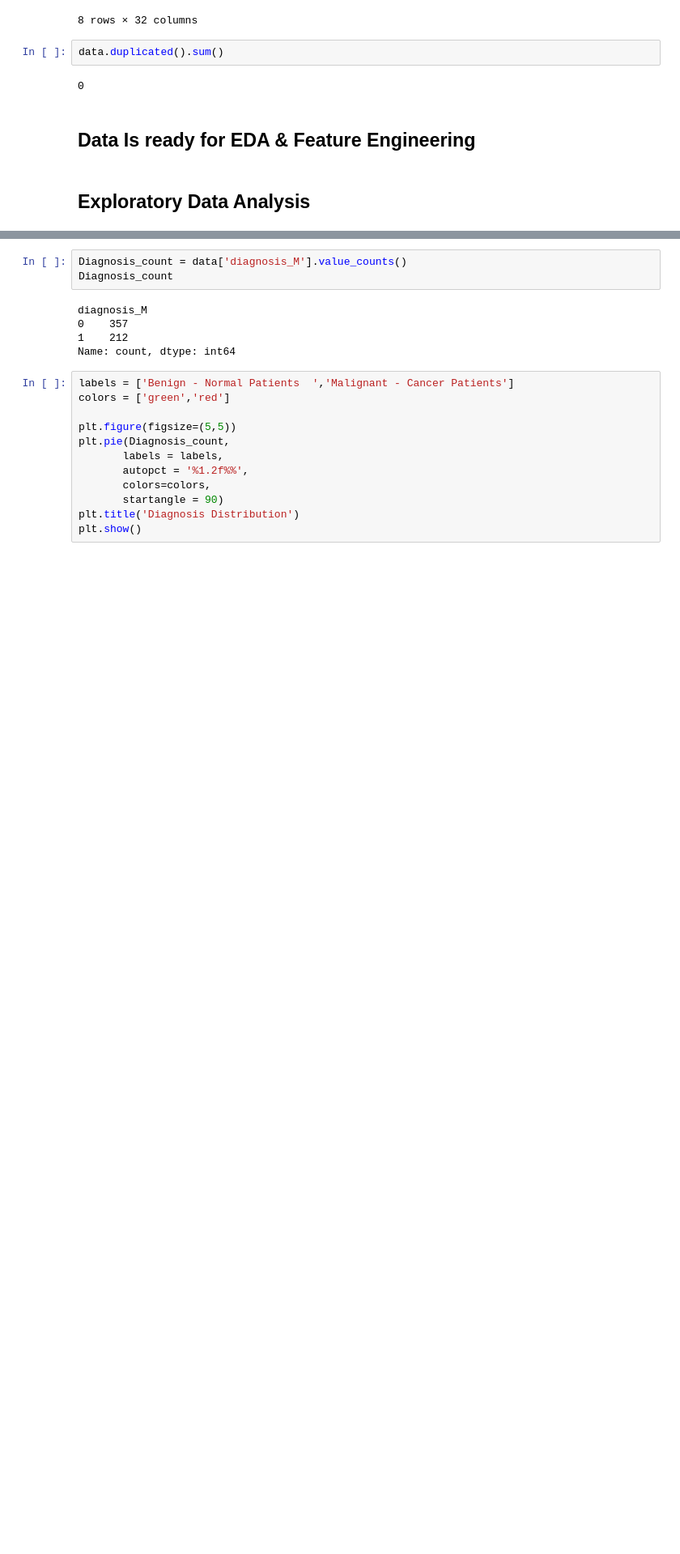
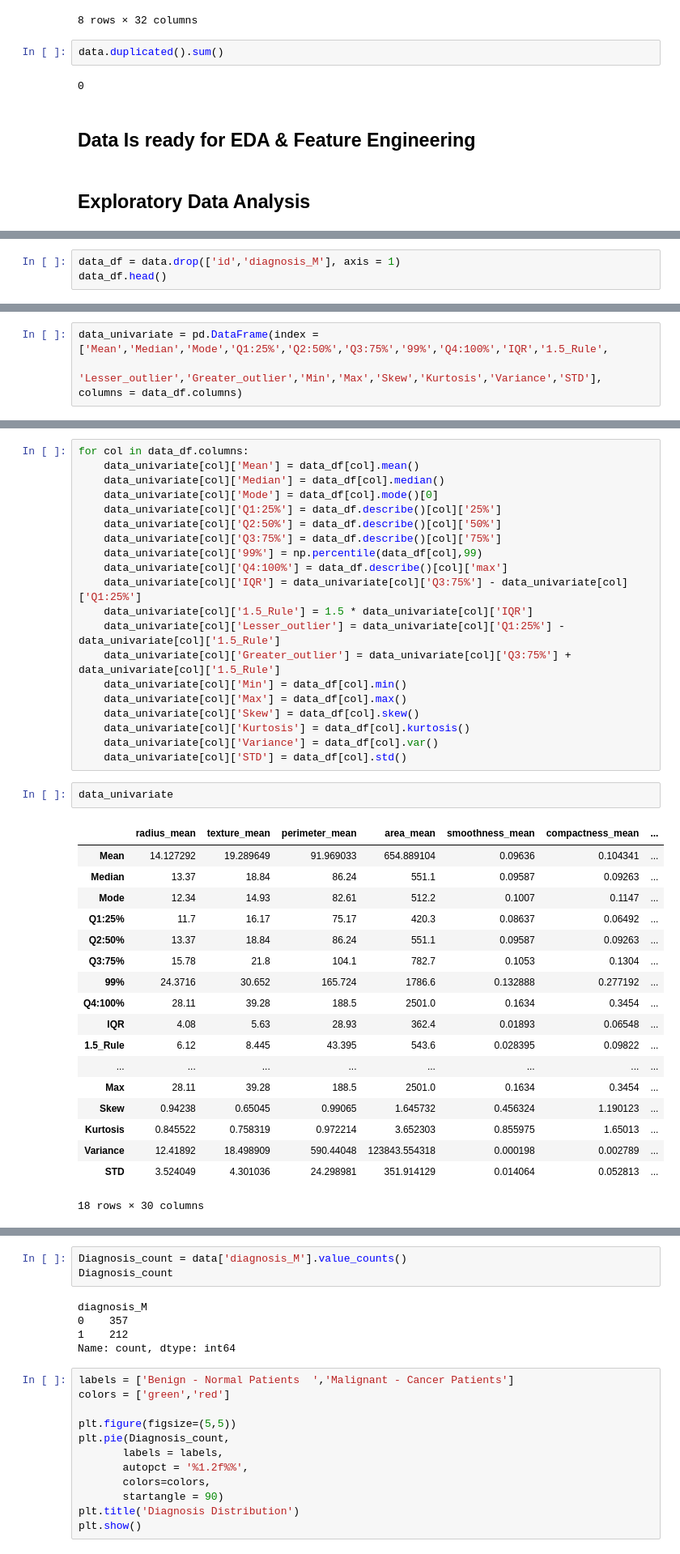
Before and after one commit to PriyadharshiniManikanadan/MLproject-Breast_Cancer_Prediction, a Jupyter notebook: Breast Cancer Prediction.ipynb, the cells around one changed output, grey strips where cells are left out. Shown at 81% size. Saved outputs shown, nothing was run; the diff lists cells and outputs as text; blank space fills up the shorter version.

```diff
--- a/Breast Cancer Prediction.ipynb
+++ b/Breast Cancer Prediction.ipynb
@@ -194,0 +195,3 @@ data.duplicated().sum()
+# %%
+data_df = data.drop(['id','diagnosis_M'], axis = 1)
+data_df.head()
@@ -194,0 +206,3 @@ data.duplicated().sum()
+# %%
+data_univariate = pd.DataFrame(index = ['Mean','Median','Mode','Q1:25%','Q2:50%','Q3:75%','99%','Q4:100%','IQR','1.5_Rule',
+                                         'Lesser_outlier','Greater_outlier','Min','Max','Skew','Kurtosis','Variance','STD'], columns = data_df.columns)
@@ -194,0 +222,41 @@ data.duplicated().sum()
+# %%
+for col in data_df.columns:
+    data_univariate[col]['Mean'] = data_df[col].mean()
+    data_univariate[col]['Median'] = data_df[col].median()
+    data_univariate[col]['Mode'] = data_df[col].mode()[0]
+    data_univariate[col]['Q1:25%'] = data_df.describe()[col]['25%']
+    data_univariate[col]['Q2:50%'] = data_df.describe()[col]['50%']
+    data_univariate[col]['Q3:75%'] = data_df.describe()[col]['75%']
+    data_univariate[col]['99%'] = np.percentile(data_df[col],99)
+    data_univariate[col]['Q4:100%'] = data_df.describe()[col]['max']
+    data_univariate[col]['IQR'] = data_univariate[col]['Q3:75%'] - data_univariate[col]['Q1:25%']
+    data_univariate[col]['1.5_Rule'] = 1.5 * data_univariate[col]['IQR']
+    data_univariate[col]['Lesser_outlier'] = data_univariate[col]['Q1:25%'] - data_univariate[col]['1.5_Rule']
+    data_univariate[col]['Greater_outlier'] = data_univariate[col]['Q3:75%'] + data_univariate[col]['1.5_Rule']
+    data_univariate[col]['Min'] = data_df[col].min()
+    data_univariate[col]['Max'] = data_df[col].max()
+    data_univariate[col]['Skew'] = data_df[col].skew()
+    data_univariate[col]['Kurtosis'] = data_df[col].kurtosis()
+    data_univariate[col]['Variance'] = data_df[col].var()
+    data_univariate[col]['STD'] = data_df[col].std()
+# %%
+data_univariate
+# %% [output]
+|  | radius_mean | texture_mean | perimeter_mean | area_mean | smoothness_mean | compactness_mean | ... |
+| Mean | 14.127292 | 19.289649 | 91.969033 | 654.889104 | 0.09636 | 0.104341 | ... |
+| Median | 13.37 | 18.84 | 86.24 | 551.1 | 0.09587 | 0.09263 | ... |
+| Mode | 12.34 | 14.93 | 82.61 | 512.2 | 0.1007 | 0.1147 | ... |
+| Q1:25% | 11.7 | 16.17 | 75.17 | 420.3 | 0.08637 | 0.06492 | ... |
+| Q2:50% | 13.37 | 18.84 | 86.24 | 551.1 | 0.09587 | 0.09263 | ... |
+| Q3:75% | 15.78 | 21.8 | 104.1 | 782.7 | 0.1053 | 0.1304 | ... |
+| 99% | 24.3716 | 30.652 | 165.724 | 1786.6 | 0.132888 | 0.277192 | ... |
+| Q4:100% | 28.11 | 39.28 | 188.5 | 2501.0 | 0.1634 | 0.3454 | ... |
+| IQR | 4.08 | 5.63 | 28.93 | 362.4 | 0.01893 | 0.06548 | ... |
+| 1.5_Rule | 6.12 | 8.445 | 43.395 | 543.6 | 0.028395 | 0.09822 | ... |
+| ... | ... | ... | ... | ... | ... | ... | ... |
+| Max | 28.11 | 39.28 | 188.5 | 2501.0 | 0.1634 | 0.3454 | ... |
+| Skew | 0.94238 | 0.65045 | 0.99065 | 1.645732 | 0.456324 | 1.190123 | ... |
+| Kurtosis | 0.845522 | 0.758319 | 0.972214 | 3.652303 | 0.855975 | 1.65013 | ... |
+| Variance | 12.41892 | 18.498909 | 590.44048 | 123843.554318 | 0.000198 | 0.002789 | ... |
+| STD | 3.524049 | 4.301036 | 24.298981 | 351.914129 | 0.014064 | 0.052813 | ... |
+18 rows × 30 columns
```
Also changed, not shown: parts of 5 cells of this notebook.
